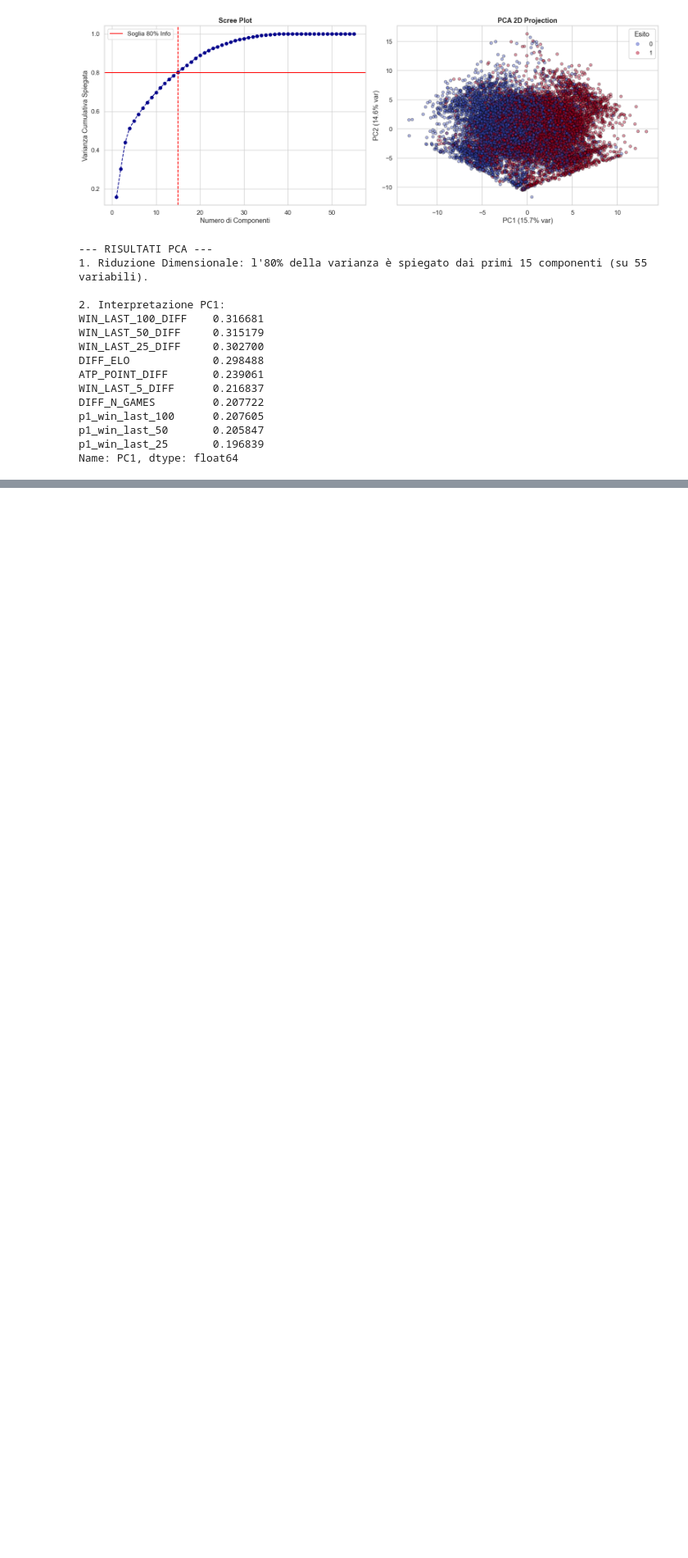
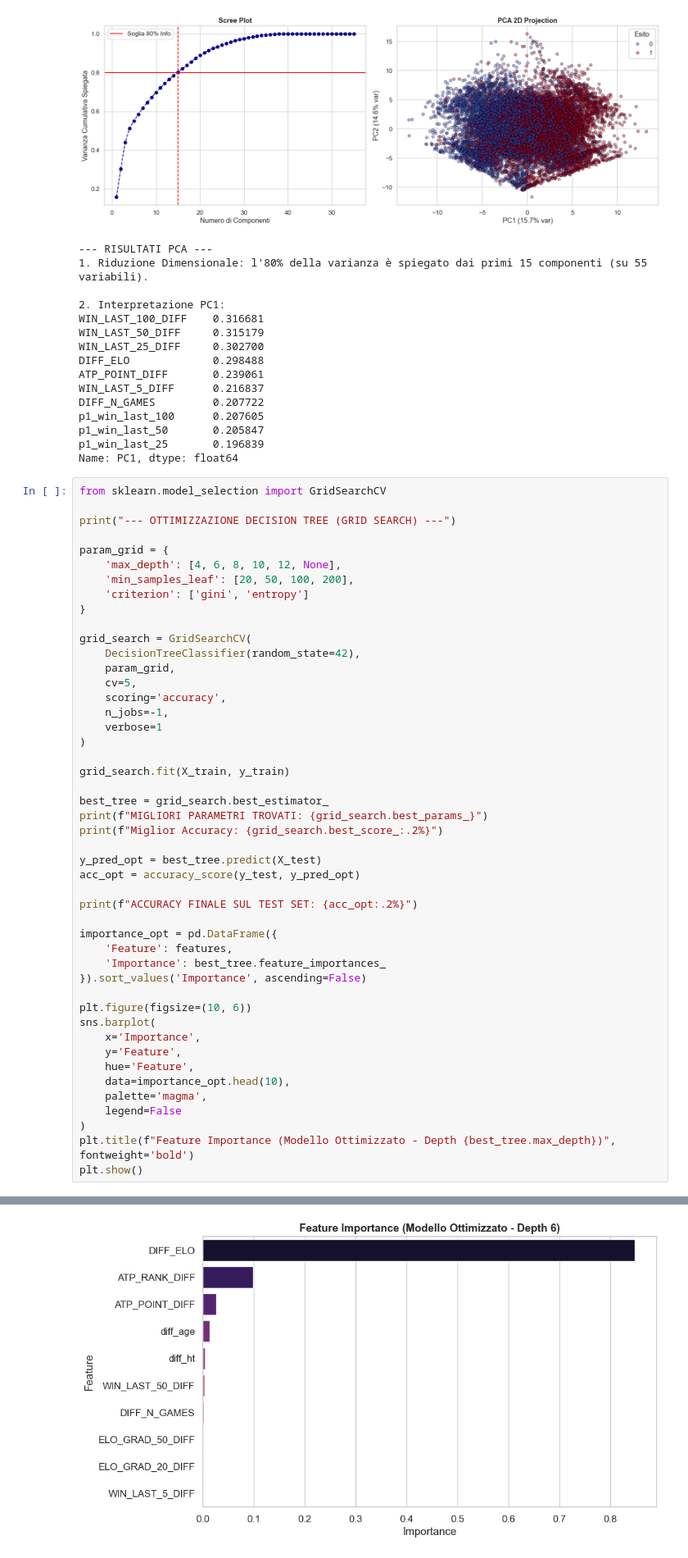
Before and after one commit to ilBiondo06/ML-Tennis-Prediction, a Jupyter notebook: tennis-prediction.ipynb, the cells around one changed output, grey strips where cells are left out. Shown at 82% size. Cells and saved outputs as stored; diff of their text form; blank space fills up the shorter version.

```diff
--- a/tennis-prediction.ipynb
+++ b/tennis-prediction.ipynb
@@ -1031,3 +1031,51 @@ p1_win_last_100      0.207605
 p1_win_last_50       0.205847
 p1_win_last_25       0.196839
 Name: PC1, dtype: float64
+# %%
+from sklearn.model_selection import GridSearchCV
+
+print("--- OTTIMIZZAZIONE DECISION TREE (GRID SEARCH) ---")
+
+param_grid = {
+    'max_depth': [4, 6, 8, 10, 12, None],
+    'min_samples_leaf': [20, 50, 100, 200],
+    'criterion': ['gini', 'entropy']
+}
+
+grid_search = GridSearchCV(
+    DecisionTreeClassifier(random_state=42),
+    param_grid,
+    cv=5,
+    scoring='accuracy',
+    n_jobs=-1,
+    verbose=1
+)
+
+grid_search.fit(X_train, y_train)
+
+best_tree = grid_search.best_estimator_
+print(f"MIGLIORI PARAMETRI TROVATI: {grid_search.best_params_}")
+print(f"Miglior Accuracy: {grid_search.best_score_:.2%}")
+
+y_pred_opt = best_tree.predict(X_test)
+acc_opt = accuracy_score(y_test, y_pred_opt)
+
+print(f"ACCURACY FINALE SUL TEST SET: {acc_opt:.2%}")
+
+importance_opt = pd.DataFrame({
+    'Feature': features,
+    'Importance': best_tree.feature_importances_
+}).sort_values('Importance', ascending=False)
+
+plt.figure(figsize=(10, 6))
+sns.barplot(
+    x='Importance',
+    y='Feature',
+    hue='Feature',
+    data=importance_opt.head(10),
+    palette='magma',
+    legend=False
+)
+plt.title(f"Feature Importance (Modello Ottimizzato - Depth {best_tree.max_depth})", fontweight='bold')
+plt.show()
+# %% [output]
@@ -1033,0 +1087 @@ Name: PC1, dtype: float64
+[figure, added]
```
Also changed, not shown: parts of 2 cells of this notebook.
